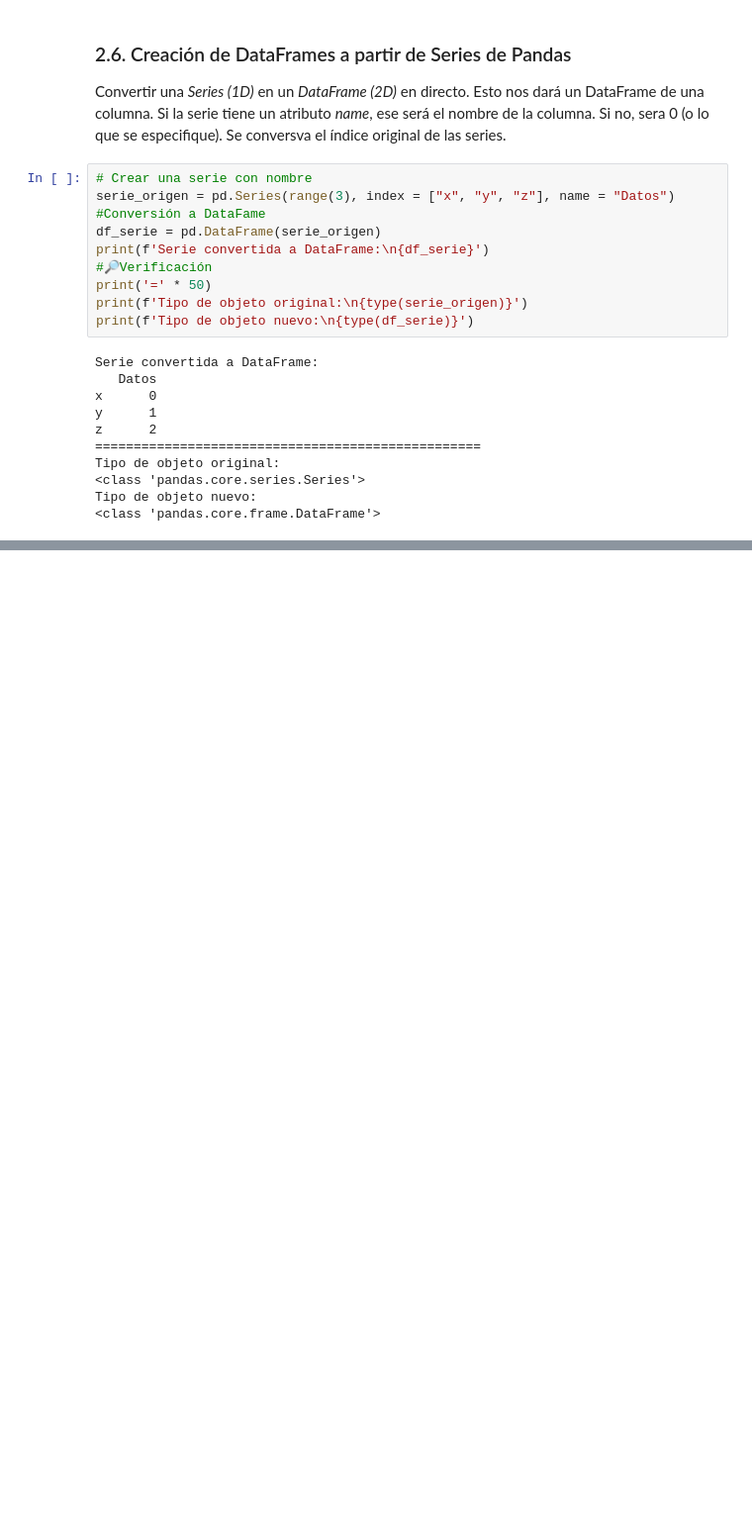
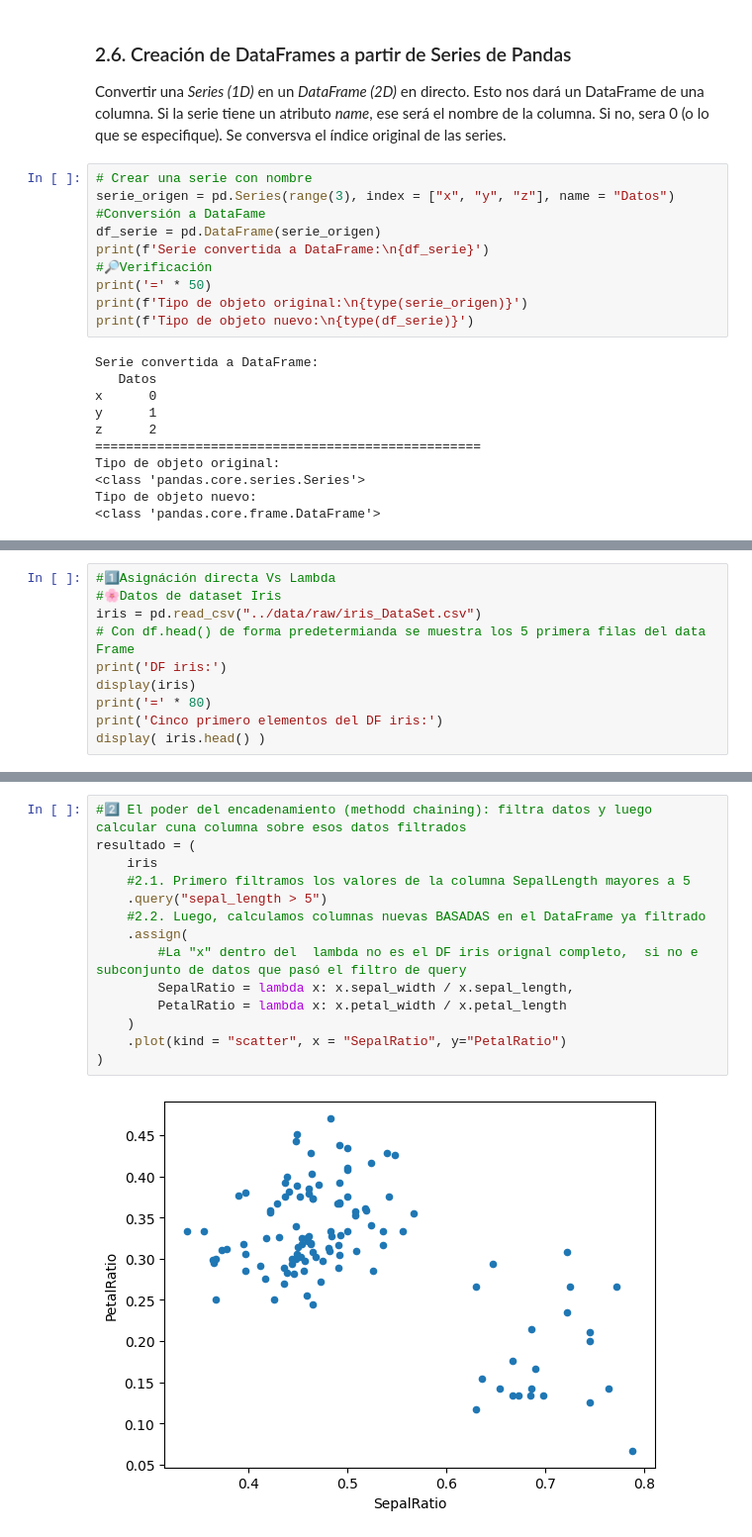
Before and after one commit to Dev-Milder-Gonzalez/Learning-Python-Pandas, a Jupyter notebook: notebooks/Introduccion_estructura_datos.ipynb, the cells around one changed output, grey strips where cells are left out. Shown: that part at 99% size. Saved outputs shown, nothing was run; the diff lists cells and outputs as text; blank space fills up the shorter version.

Commit message:
Acabo de agregar los puntos 2.7, 2.8, 2.9 en el archivo Introduccion_estructura_datos

```diff
--- a/notebooks/Introduccion_estructura_datos.ipynb
+++ b/notebooks/Introduccion_estructura_datos.ipynb
@@ -934,0 +1101,10 @@ Tipo de objeto nuevo:
+# %%
+#1️⃣Asignáción directa Vs Lambda
+#🌸Datos de dataset Iris
+iris = pd.read_csv("../data/raw/iris_DataSet.csv")
+# Con df.head() de forma predetermianda se muestra los 5 primera filas del data Frame
+print('DF iris:')
+display(iris)
+print('=' * 80)
+print('Cinco primero elementos del DF iris:')
+display( iris.head() )
@@ -934,0 +1193,16 @@ Tipo de objeto nuevo:
+# %%
+#2️⃣ El poder del encadenamiento (methodd chaining): filtra datos y luego calcular cuna columna sobre esos datos filtrados
+resultado = (
+    iris
+    #2.1. Primero filtramos los valores de la columna SepalLength mayores a 5
+    .query("sepal_length > 5")
+    #2.2. Luego, calculamos columnas nuevas BASADAS en el DataFrame ya filtrado
+    .assign(
+        #La "x" dentro del  lambda no es el DF iris orignal completo,  si no e subconjunto de datos que pasó el filtro de query
+        SepalRatio = lambda x: x.sepal_width / x.sepal_length,
+        PetalRatio = lambda x: x.petal_width / x.petal_length
+    )
+    .plot(kind = "scatter", x = "SepalRatio", y="PetalRatio")
+)
+# %% [output]
+[figure, added]
```
Also changed, not shown: parts of 18 cells of this notebook, 1 other file.
